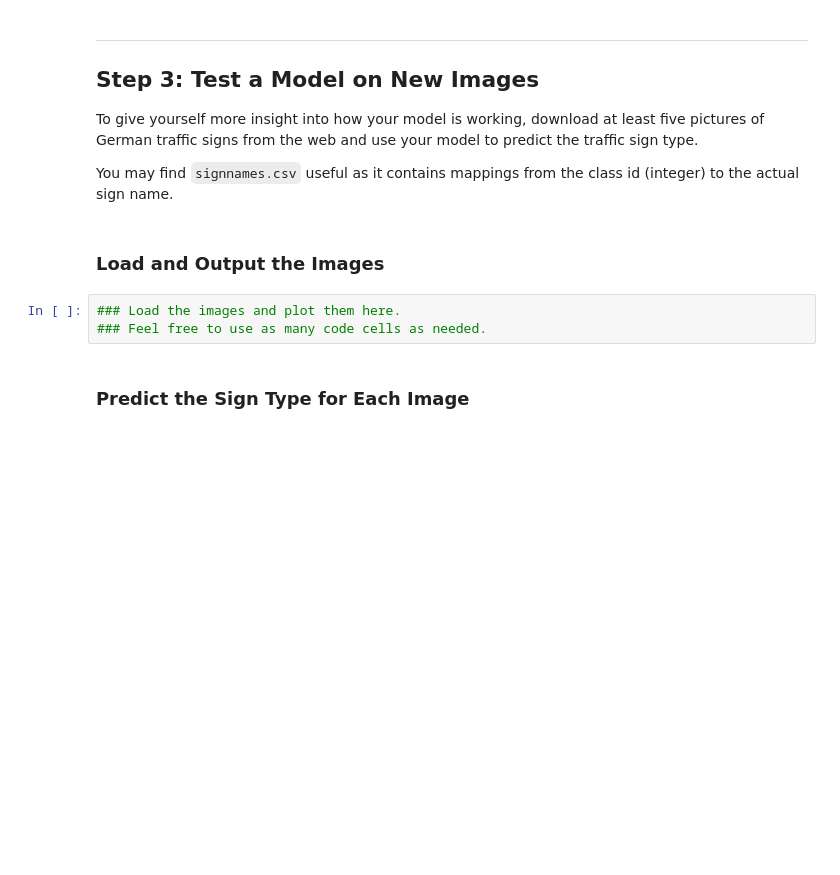
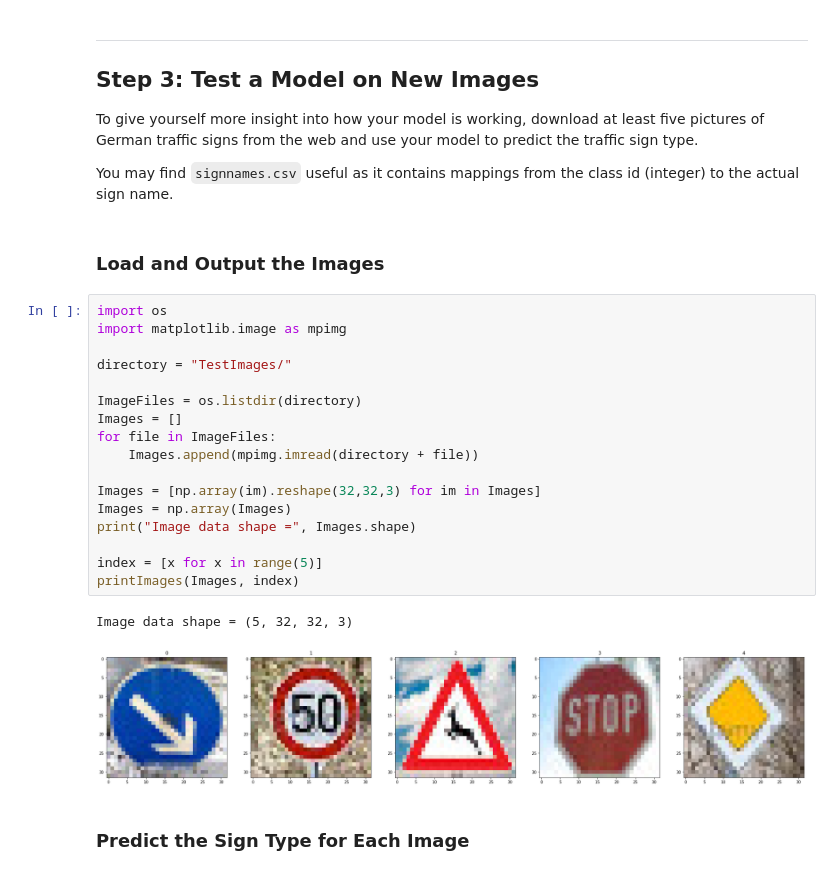
Before and after one commit to edgarcgarzon/CarND-Traffic-Sign-Classifier-P2, a Jupyter notebook: Traffic_Sign_Classifier.ipynb, the cells around one changed output. Saved outputs shown, nothing was run; the diff lists cells and outputs as text; blank space fills up the shorter version.

Commit message:
Expriment with images

```diff
--- a/Traffic_Sign_Classifier.ipynb
+++ b/Traffic_Sign_Classifier.ipynb
@@ -553,9 +553,26 @@ To give yourself more insight into how your model is working, download at least
 You may find `signnames.csv` useful as it contains mappings from the class id (integer) to the actual sign name.
 # %% [markdown]
 ### Load and Output the Images
-# %%
-### Load the images and plot them here.
-### Feel free to use as many code cells as needed.
+# %%
+import os
+import matplotlib.image as mpimg
+
+directory = "TestImages/"
+
+ImageFiles = os.listdir(directory)
+Images = []
+for file in ImageFiles:
+    Images.append(mpimg.imread(directory + file))
+
+Images = [np.array(im).reshape(32,32,3) for im in Images]
+Images = np.array(Images)
+print("Image data shape =", Images.shape)
+
+index = [x for x in range(5)]
+printImages(Images, index)
+# %% [output]
+Image data shape = (5, 32, 32, 3)
+[figure, added]
 # %% [markdown]
 ### Predict the Sign Type for Each Image
 # %%
```
Also changed, not shown: parts of 1 cell of this notebook.
